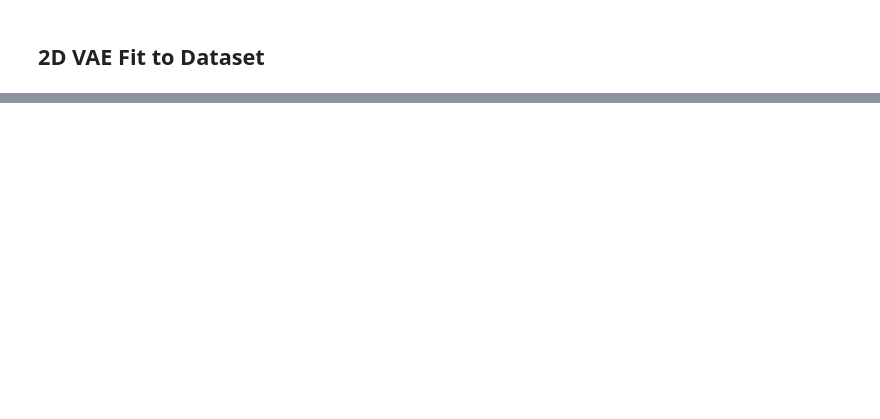
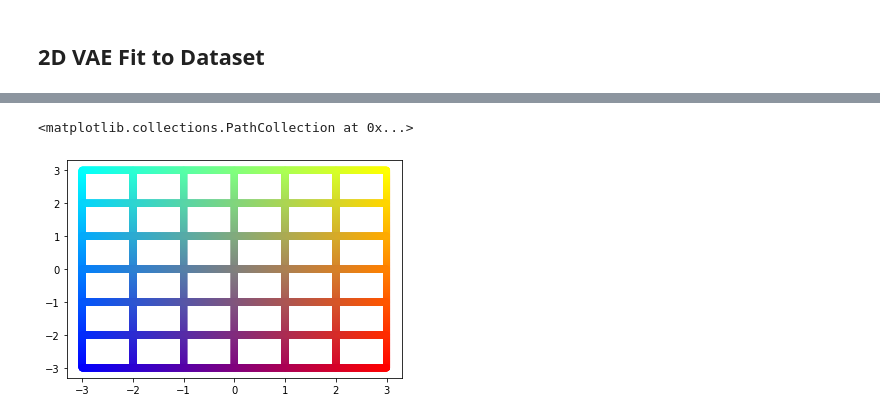
Before and after one commit to travers-rhodes/IROS2022CurvVAE, a Jupyter notebook: notebooks/2022-02-04 Pedagogical Example Images for Paper.ipynb, the cells around one changed output, grey strips where cells are left out. Saved outputs shown, nothing was run; the diff lists cells and outputs as text; code cells hidden in the pictures; blank space fills up the shorter version.

```diff
--- a/notebooks/2022-02-04 Pedagogical Example Images for Paper.ipynb
+++ b/notebooks/2022-02-04 Pedagogical Example Images for Paper.ipynb
@@ -224,7 +211,7 @@ colors=["red","yellow","green","orange","black","gray","blue"]
 def make_2d_grid_points(xmin, xmax, ymin, ymax, ):
     #lim = 6
     num_few = 7
-    num_many = 200
+    num_many = 1000
     pts = []
     for x in np.linspace(xmin, xmax, num_few):
         for y in np.linspace(ymin, ymax, num_many):
@@ -233,3 +220,10 @@ def make_2d_grid_points(xmin, xmax, ymin, ymax, ):
         for x in np.linspace(xmin, xmax, num_many):
                 pts.append((x,y))
     return np.array(pts)
+# %%
+def twodcolormap(pt, minval=-3, maxval=3):
+    scaled_pt = (pt - minval)/(maxval-minval)
+    cs = (scaled_pt[:,:1] * np.array((1,0,-1)).reshape(1,3) +
+          scaled_pt[:,1:2] * np.array((0,1,0)).reshape(1,3) +
+          np.array((0,0,1)).reshape(1,3))
+    return cs
@@ -236 +234,13 @@ def make_2d_grid_points(xmin, xmax, ymin, ymax, ):
+# %%
+latent_1_scale = (-3,3)
+latent_2_scale = (-3,3)
+# %%
+z1min, z1max = latent_1_scale
+z2min, z2max = latent_2_scale
+pts = make_2d_grid_points(z1min, z1max, z2min, z2max)
+colorsofpoints = twodcolormap(pts)
+plt.scatter(pts[:,0],pts[:,1],c=colorsofpoints)
+# %% [output]
+<matplotlib.collections.PathCollection at 0x...>
+[figure, added]
 # %%
```
Also changed, not shown: parts of 10 cells of this notebook, 13 other files.
